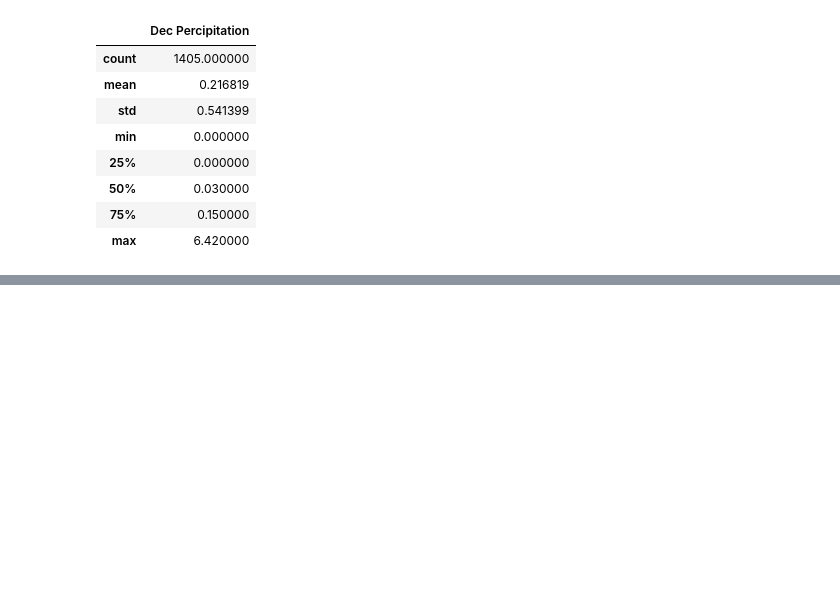
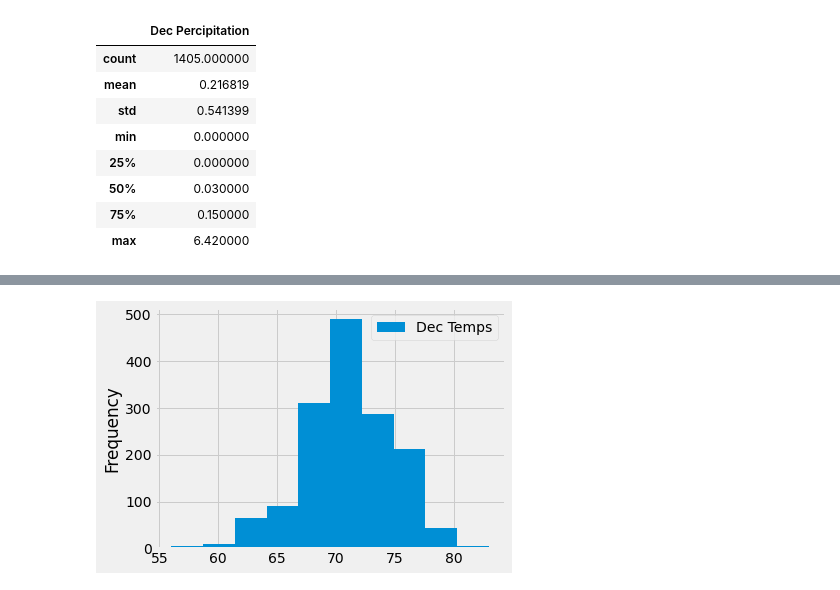
Before and after one commit to JulieHock/Climate_Analysis, a Jupyter notebook: SurfsUp_Challenge.ipynb, the cells around one changed output, grey strips where cells are left out. Cells and saved outputs as stored; diff of their text form; code cells hidden in the pictures; blank space fills up the shorter version.

```diff
--- a/SurfsUp_Challenge.ipynb
+++ b/SurfsUp_Challenge.ipynb
@@ -308,0 +325,10 @@ dec_rain_df.describe()
+# %%
+%matplotlib inline
+from matplotlib import style
+style.use('fivethirtyeight')
+import matplotlib.pyplot as plt
+# %%
+dec_temp_df.plot.hist(bins=10)
+plt.tight_layout()
+# %% [output]
+[figure, added]
```
Also changed, not shown: parts of 2 cells of this notebook, 2 other files.
